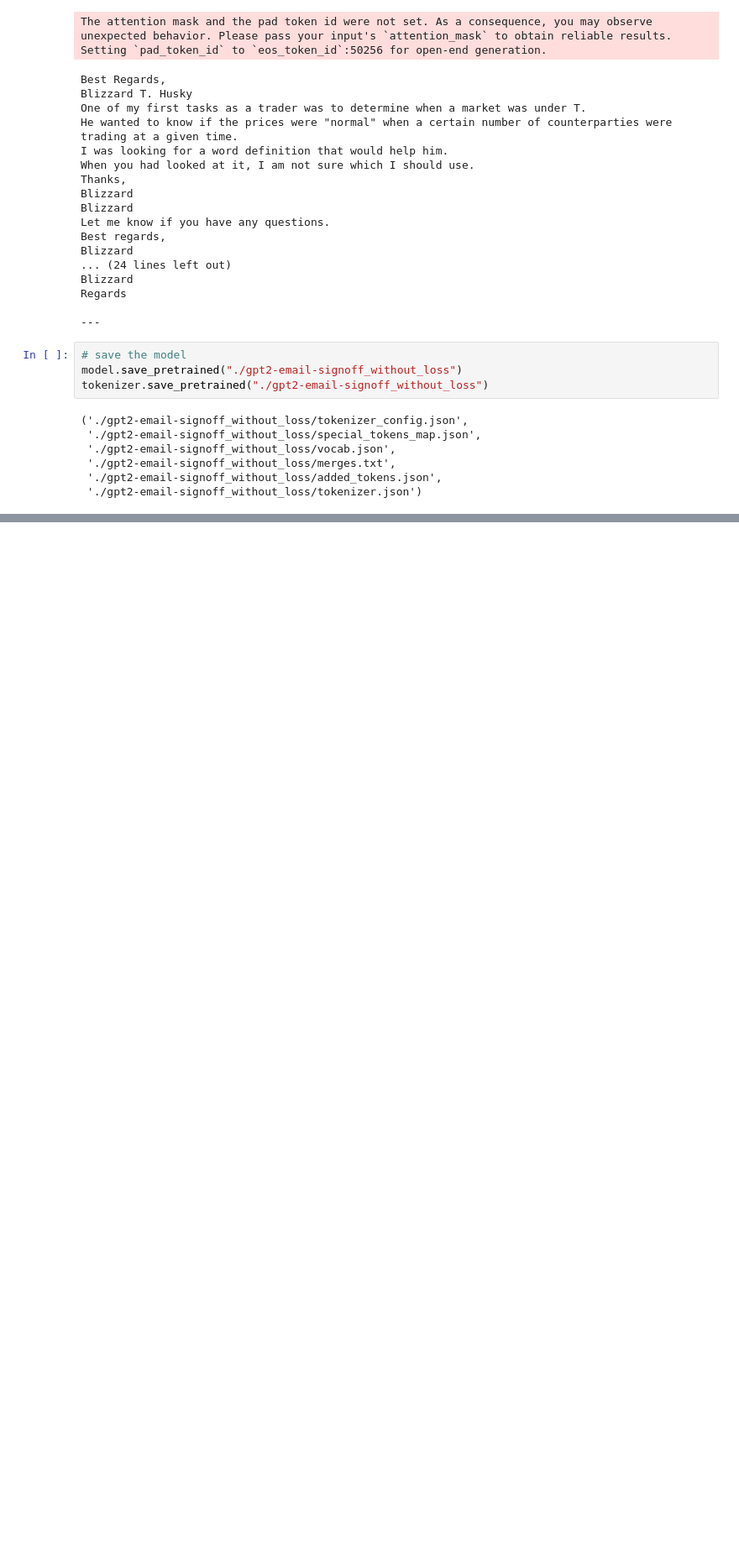
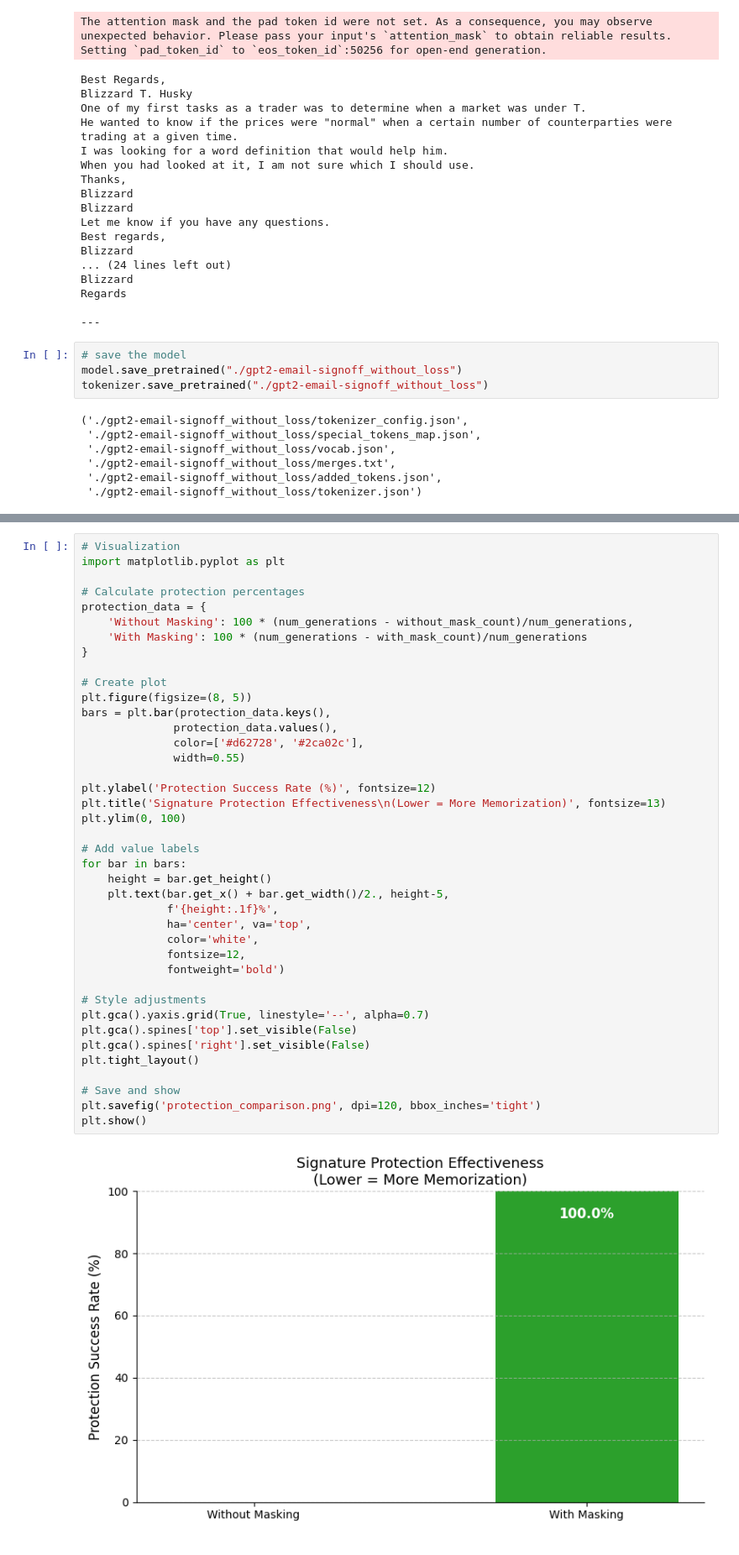
Before and after one commit to evan-person/lossMasking, a Jupyter notebook: email_with_blizzard.ipynb, the cells around one changed output, grey strips where cells are left out. Shown at 84% size. Drawn from its saved outputs; the diff is of its cells as text; blank space fills up the shorter version.

```diff
--- a/email_with_blizzard.ipynb
+++ b/email_with_blizzard.ipynb
@@ -494,0 +605,42 @@ tokenizer.save_pretrained("./gpt2-email-signoff_without_loss")
+# %%
+# Visualization
+import matplotlib.pyplot as plt
+
+# Calculate protection percentages
+protection_data = {
+    'Without Masking': 100 * (num_generations - without_mask_count)/num_generations,
+    'With Masking': 100 * (num_generations - with_mask_count)/num_generations
+}
+
+# Create plot
+plt.figure(figsize=(8, 5))
+bars = plt.bar(protection_data.keys(),
+              protection_data.values(),
+              color=['#d62728', '#2ca02c'],
+              width=0.55)
+
+plt.ylabel('Protection Success Rate (%)', fontsize=12)
+plt.title('Signature Protection Effectiveness\n(Lower = More Memorization)', fontsize=13)
+plt.ylim(0, 100)
+
+# Add value labels
+for bar in bars:
+    height = bar.get_height()
+    plt.text(bar.get_x() + bar.get_width()/2., height-5,
+             f'{height:.1f}%',
+             ha='center', va='top',
+             color='white',
+             fontsize=12,
+             fontweight='bold')
+
+# Style adjustments
+plt.gca().yaxis.grid(True, linestyle='--', alpha=0.7)
+plt.gca().spines['top'].set_visible(False)
+plt.gca().spines['right'].set_visible(False)
+plt.tight_layout()
+
+# Save and show
+plt.savefig('protection_comparison.png', dpi=120, bbox_inches='tight')
+plt.show()
+# %% [output]
+[figure, added]
```
Also changed, not shown: parts of 5 cells of this notebook.
